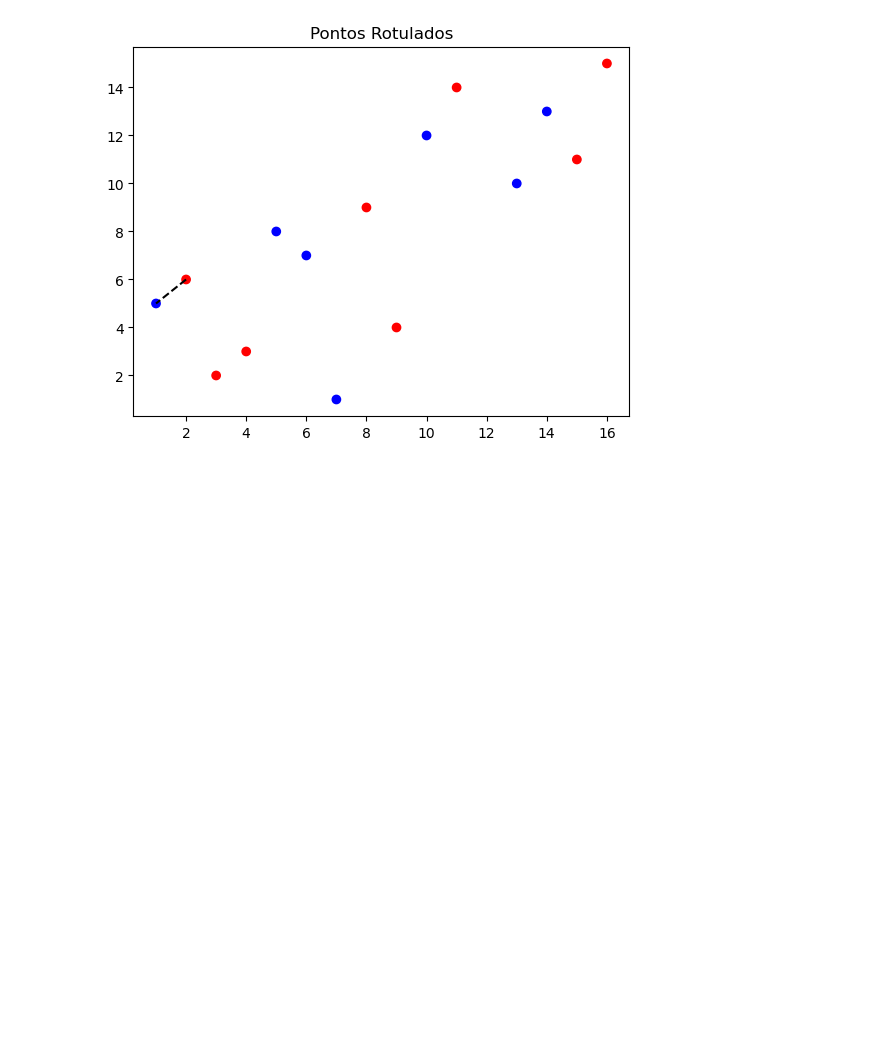
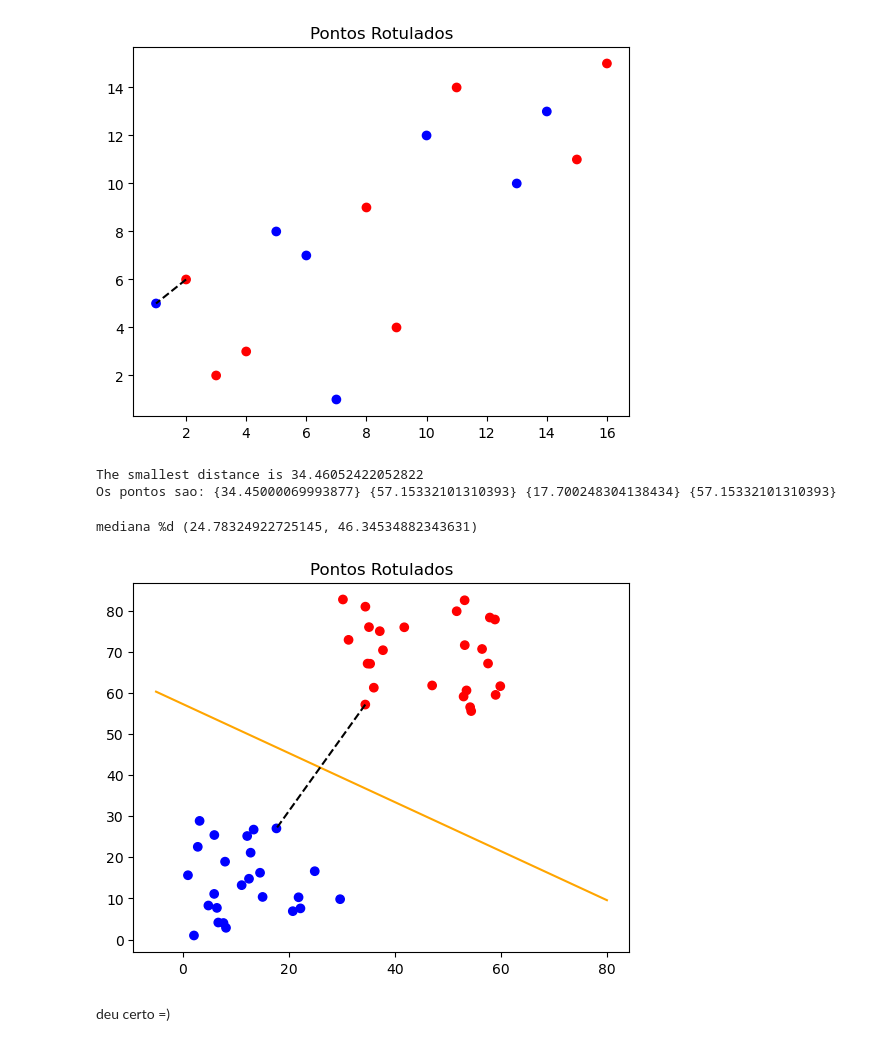
Before and after one commit to milenamoreira/geometria-computacional, a Jupyter notebook: closest_pair.ipynb, the cells around one changed output. Cells and saved outputs as stored; diff of their text form; code cells hidden in the pictures; blank space fills up the shorter version.

```diff
--- a/closest_pair.ipynb
+++ b/closest_pair.ipynb
@@ -267,3 +276,56 @@ plt.title('Pontos Rotulados')
 plt.show()
 # %% [output]
 [figure]
+# %%
+# testando com sets usados na kd tree
+
+P=[]
+for i in range(len(conjunto_a)):
+    P.append(PontoRotulado(conjunto_a[i][0], conjunto_a[i][1], 0))
+    P.append(PontoRotulado(conjunto_b[i][0], conjunto_b[i][1], 1))
+# %%
+p3, p4 = par_mais_proximo(P)
+
+P3 = Ponto(p3.ponto.x, p3.ponto.y)
+P4 = Ponto(p4.ponto.x, p4.ponto.y)
+# %% [output]
+The smallest distance is 34.46052422052822
+Os pontos sao: {34.45000069993877} {57.15332101310393} {17.700248304138434} {57.15332101310393}
+# %%
+b, m = reta_perpendicular(P3,P4)
+# %% [output]
+mediana %d (24.78324922725145, 46.34534882343631)
+# %%
+
+# Gerando valores x para a reta perpendicular
+x_valores = np.linspace(-5, 80, 100)
+
+# Gerando valores y para a reta perpendicular
+y_valores = reta(m, b ,x_valores)
+
+# plotando a reta classificadora
+plt.plot(x_valores, y_valores, color='orange')
+
+
+# Cores associadas a cada rótulo
+cores = {0: 'blue', 1: 'red'}
+
+# Criando listas de coordenadas e cores
+coordenadas_x = [obj.ponto.x for obj in P]
+coordenadas_y = [obj.ponto.y for obj in P]
+cores_pontos = [cores[obj.rotulo] for obj in P]
+
+# Plotando os pontos com cores diferentes
+plt.scatter(coordenadas_x, coordenadas_y, c=cores_pontos)
+# Adiciona uma linha entre o par de pontos mais próximo
+plt.plot([P3.x,P4.x], [P3.y,P4.y], 'k--')
+
+# Adicionando legendas e título
+plt.title('Pontos Rotulados')
+
+# Exibindo o gráfico
+plt.show()
+# %% [output]
+[figure, added]
+# %% [markdown]
+deu certo =)
```
Also changed, not shown: parts of 13 cells of this notebook, 1 other file.
